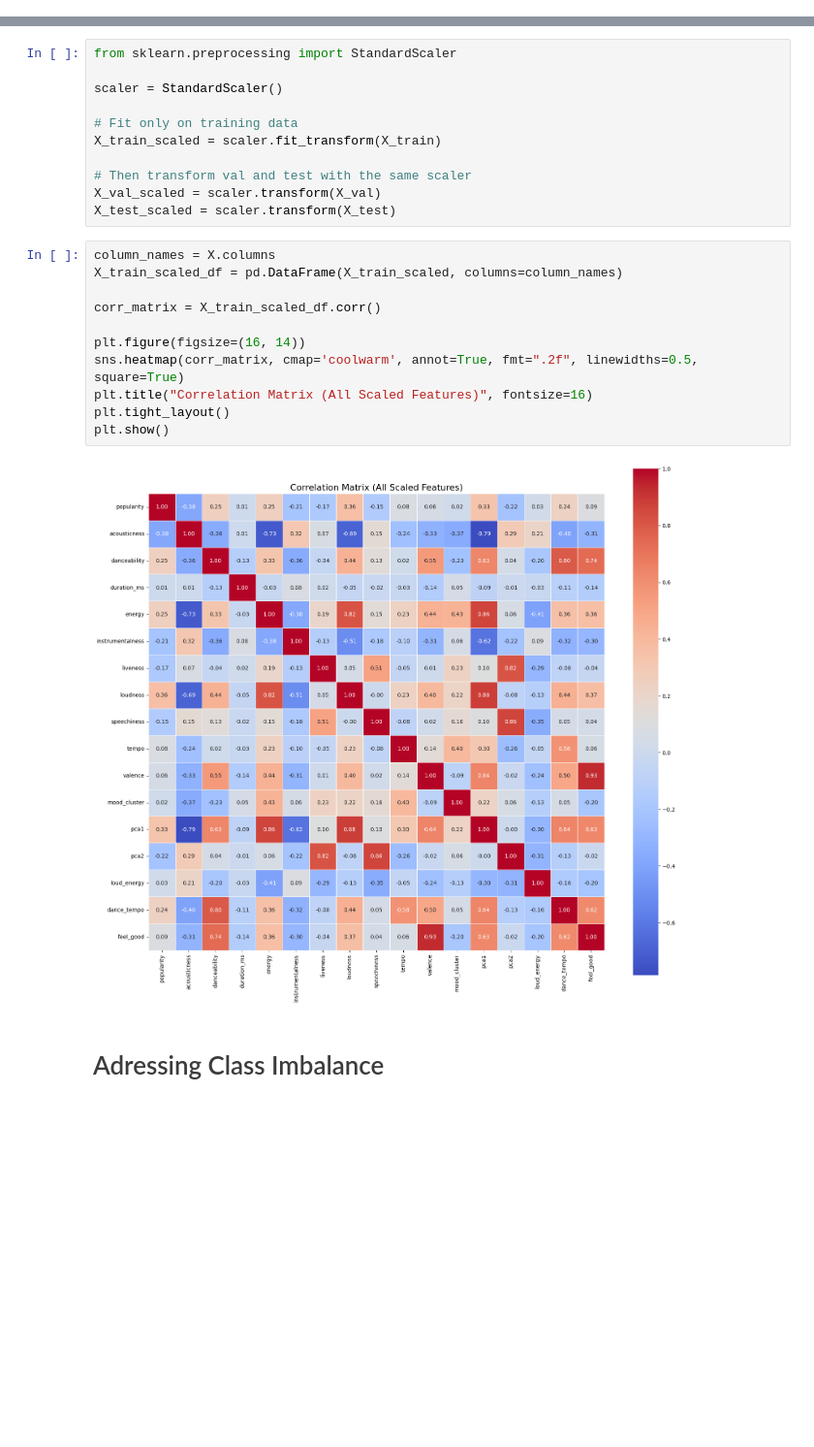
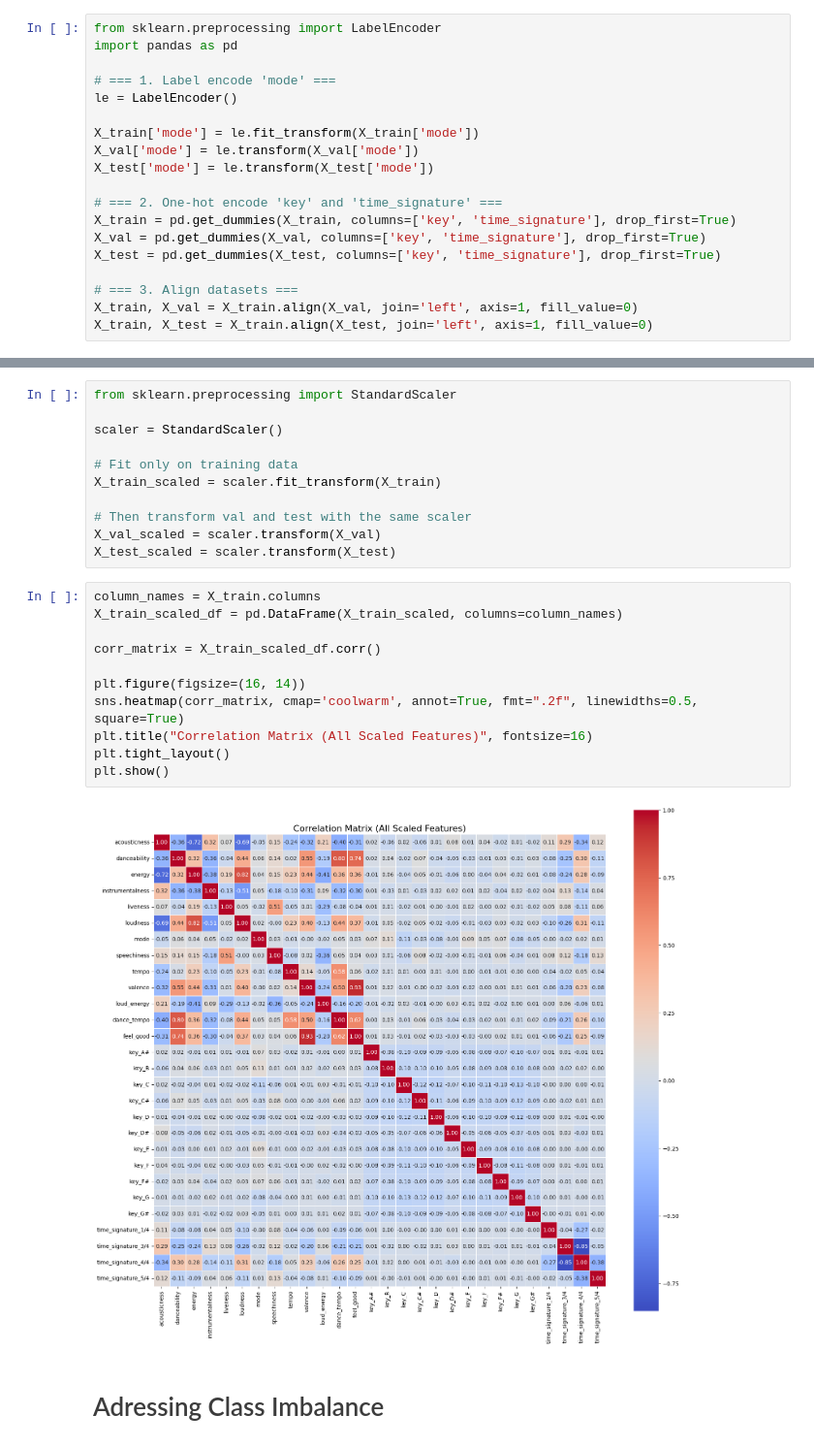
Before and after one commit to cayetana-h/Moodify, a Jupyter notebook: project.ipynb, the cells around one changed output, grey strips where cells are left out. Shown at 97% size. Saved outputs shown, nothing was run; the diff lists cells and outputs as text; blank space fills up the shorter version.

```diff
--- a/project.ipynb
+++ b/project.ipynb
@@ -562 +599,20 @@ df = pd.get_dummies(df, columns=['key', 'time_signature'], drop_first=True)
+# %%
+from sklearn.preprocessing import LabelEncoder
+import pandas as pd
+
+# === 1. Label encode 'mode' ===
+le = LabelEncoder()
+
+X_train['mode'] = le.fit_transform(X_train['mode'])
+X_val['mode'] = le.transform(X_val['mode'])
+X_test['mode'] = le.transform(X_test['mode'])
+
+# === 2. One-hot encode 'key' and 'time_signature' ===
+X_train = pd.get_dummies(X_train, columns=['key', 'time_signature'], drop_first=True)
+X_val = pd.get_dummies(X_val, columns=['key', 'time_signature'], drop_first=True)
+X_test = pd.get_dummies(X_test, columns=['key', 'time_signature'], drop_first=True)
+
+# === 3. Align datasets ===
+X_train, X_val = X_train.align(X_val, join='left', axis=1, fill_value=0)
+X_train, X_test = X_train.align(X_test, join='left', axis=1, fill_value=0)
 # %%
@@ -585,18 +639,18 @@ X_train_scaled = scaler.fit_transform(X_train)
 X_val_scaled = scaler.transform(X_val)
 X_test_scaled = scaler.transform(X_test)
 # %%
-column_names = X.columns
+column_names = X_train.columns
 X_train_scaled_df = pd.DataFrame(X_train_scaled, columns=column_names)
 
 corr_matrix = X_train_scaled_df.corr()
 
 plt.figure(figsize=(16, 14))
 sns.heatmap(corr_matrix, cmap='coolwarm', annot=True, fmt=".2f", linewidths=0.5, square=True)
 plt.title("Correlation Matrix (All Scaled Features)", fontsize=16)
 plt.tight_layout()
 plt.show()
 # %% [output]
-[figure, old version]
+[figure, new version]
 # %% [markdown]
 # <font color='#3c3c3c'>Adressing Class Imbalance</font>
 # %%
```
Also changed, not shown: parts of 9 cells of this notebook.
